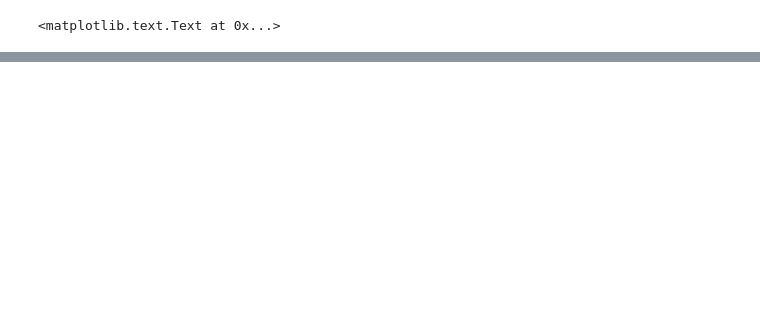
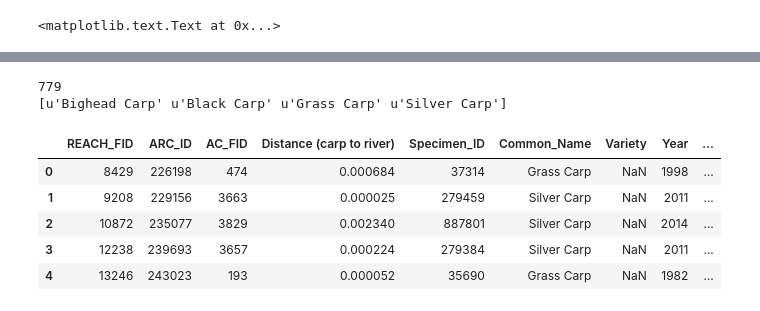
Before and after one commit to gabox8888/COMP-551-Ass-4, a Jupyter notebook: carp_analysis.ipynb, the cells around one changed output, grey strips where cells are left out. Cells and saved outputs as stored; diff of their text form; code cells hidden in the pictures; blank space fills up the shorter version.

```diff
--- a/carp_analysis.ipynb
+++ b/carp_analysis.ipynb
@@ -238,0 +346,13 @@ plt.ylabel('accuracy')
+# %%
+print len(AC_Data)
+print np.unique(AC_Data['Common_Name'])
+AC_Data.head()
+# %% [output]
+779
+[u'Bighead Carp' u'Black Carp' u'Grass Carp' u'Silver Carp']
+|  | REACH_FID | ARC_ID | AC_FID | Distance (carp to river) | Specimen_ID | Common_Name | Variety | Year | ... |
+| 0 | 8429 | 226198 | 474 | 0.000684 | 37314 | Grass Carp | NaN | 1998 | ... |
+| 1 | 9208 | 229156 | 3663 | 0.000025 | 279459 | Silver Carp | NaN | 2011 | ... |
+| 2 | 10872 | 235077 | 3829 | 0.002340 | 887801 | Silver Carp | NaN | 2014 | ... |
+| 3 | 12238 | 239693 | 3657 | 0.000224 | 279384 | Silver Carp | NaN | 2011 | ... |
+| 4 | 13246 | 243023 | 193 | 0.000052 | 35690 | Grass Carp | NaN | 1982 | ... |
```
Also changed, not shown: parts of 31 cells of this notebook.
